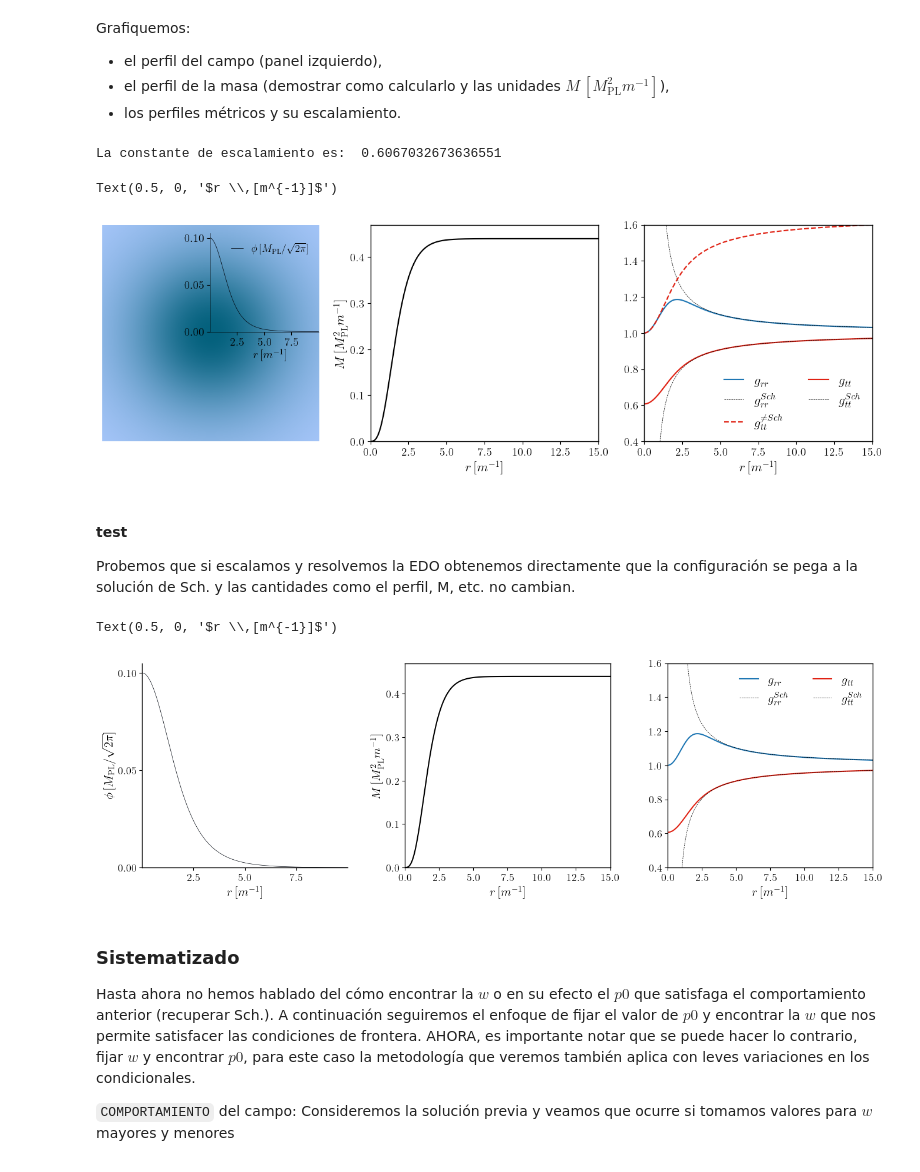
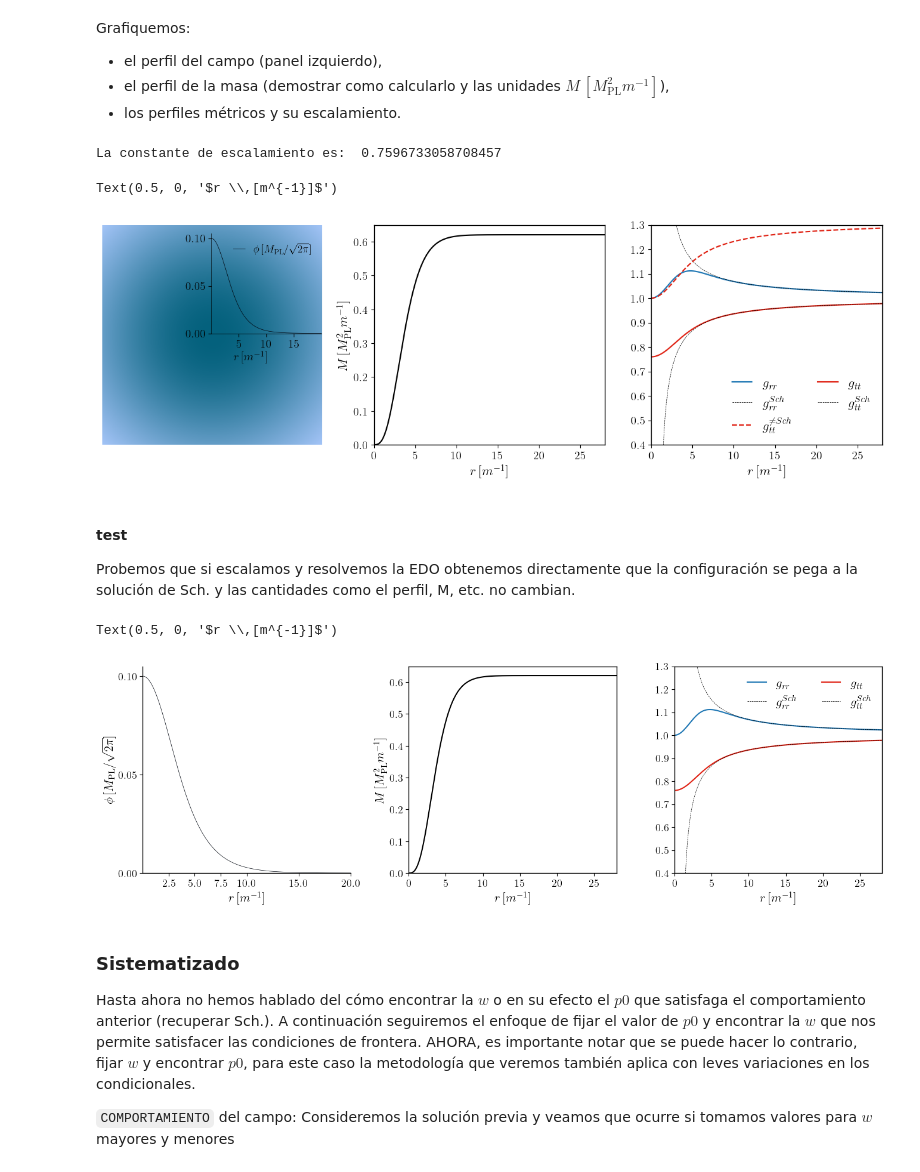
Before and after one commit to Mandy8808/GR_NS_BS, a Jupyter notebook: Jupyter_Notebook/BosonStars.ipynb, the cells around one changed output. Drawn from its saved outputs; the diff is of its cells as text; code cells hidden in the pictures.

```diff
--- a/Jupyter_Notebook/BosonStars.ipynb
+++ b/Jupyter_Notebook/BosonStars.ipynb
@@ -24,9 +24,9 @@ eu.plots.general()
 #?eds.systemBS
 # %%
 # [g, g', N, N', Phi, Phi'] -> [g0, g1, n0, n1, p0, p1]
-rmin, rmax = 0, 19
-w = 1.9173532
-arg = [w, 2*np.pi]
+rmin, rmax = 0, 28
+w = 1.1639281192959423
+arg = [w, 1]  # w, alphaB
 p0 = 0.1
 in0 = [1, 1, p0, 0]  # [g0, n0, Phi0, Phi'0]
 npt = 3800
@@ -36,7 +36,7 @@ xval, yval = eu.rk.RKMet(eds.systemBS, data, arg=arg, rk='rk5')
 
 # USANDO ALTERNATIVA DE scipy
 rspan = np.linspace(rmin, rmax, npt)
-arg = [w, 2*np.pi]
+arg = [w, 1] # w, alphaB
 met = 'RK45'
 Rtol = 1e-09
 Atol = 1e-10
@@ -79,9 +79,9 @@ ax0.spines[['top', 'right']].set_visible(False)
 ax0.spines[['left', 'bottom']].set_position(('data', 0))
 #ax0.spines['bottom'].set_bounds(low=0, high=12)
 
-ax0.set_xlim(0, 10)
+ax0.set_xlim(0, 20)
 ax0.set_ylim(0, p0+0.005)
-ax0.set_xticks([2.5, 5, 7.5])
+ax0.set_xticks([5, 10, 15, ])
 ax0.set_yticks([0, p0/2, p0])
 
 # añadiendo label
@@ -103,45 +103,45 @@ ax0.legend(loc='upper right',
 mas = lambda r, g: r*(1-1/g**2)/2  # probar ecuación e unidades
 ax[1].plot(xval, mas(xval, yval[:, 0]), c='k', lw=1.5, label=r'$M(r)$')
 
-ax[1].set_xlim(0, 15)
-ax[1].set_ylim(0, 0.47)
+ax[1].set_xlim(0, 28)
+ax[1].set_ylim(0, 0.65)
 
 ax[1].set_ylabel(r'$M\, [M_{\mathrm{PL}}^2 m^{-1}]$')
 ax[1].set_xlabel(r'$r \,[m^{-1}]$')
 
 ##########
 Nmax = yval[-1, 1]
 gmax = yval[-1, 0]
 c = eu.tools.escalamiento(Nmax, gmax)  # constante de escalamiento
 
 print('La constante de escalamiento es: ', c,  '\n')
 
 # Identificando el radio de Sch
 masa = mas(xval, yval[:, 0])[-1]  # masa (hablar de m99)
 rSch = 2*masa  # radio de Sch
 _, idx = eu.tools.find_nearest(xval, rSch)
 xvalSch = xval[idx:]
 
 # Sch g00 (recordar q N^2)
 g00Sc = lambda r, masa: np.sqrt(1-2*masa/r)
 
 ## g_{rr} = gg
 ax[2].plot(xval, yval[:, 0], lw=1.5, label=r'$g_{rr}$')
 ax[2].plot(xvalSch, 1/g00Sc(xvalSch, masa), c='k', ls='--', lw=0.5, label=r'$g^{Sch}_{rr}$')
 
 ## g_{tt} = NN
 ax[2].plot(xval, yval[:, 1], lw=1.5, c='#e02214', ls='--',label=r'$g^{\neq Sch}_{tt}$')
 ax[2].plot(xval, yval[:, 1]*c, lw=1.5, c='#e02214', label=r'$g_{tt}$')
 ax[2].plot(xvalSch, g00Sc(xvalSch, masa), c='k', ls='--', lw=0.5, label=r'$g^{Sch}_{tt}$')
 
-ax[2].set_ylim(0.4, 1.6)
-ax[2].set_xlim(0, 15)
+ax[2].set_ylim(0.4, 1.3)
+ax[2].set_xlim(0, 28)
 ax[2].legend(frameon=False, ncol=2)
 ax[2].set_xlabel(r'$r \,[m^{-1}]$')
 # %% [output]
-La constante de escalamiento es:  0.6067032673636551
+La constante de escalamiento es:  0.7596733058708457
 Text(0.5, 0, '$r \\,[m^{-1}]$')
-[figure, old version]
+[figure, new version]
 # %% [markdown]
 #### test
 
@@ -168,9 +168,9 @@ ax[0].spines[['top', 'right']].set_visible(False)
 ax[0].spines[['left', 'bottom']].set_position(('data', 0))
 #ax0.spines['bottom'].set_bounds(low=0, high=12)
 
-ax[0].set_xlim(0, 10)
+ax[0].set_xlim(0, 20)
 ax[0].set_ylim(0, p0+0.005)
-ax[0].set_xticks([2.5, 5, 7.5])
+ax[0].set_xticks([2.5, 5, 7.5, 10, 15, 20])
 ax[0].set_yticks([0, p0/2, p0])
 ax[0].set_xlabel(r'$r \,[m^{-1}]$')
 ax[0].set_ylabel(r'$\phi \, [M_{\mathrm{PL}}/\sqrt{2\pi}]$')
@@ -179,8 +179,8 @@ ax[0].set_ylabel(r'$\phi \, [M_{\mathrm{PL}}/\sqrt{2\pi}]$')
 mas = lambda r, g: r*(1-1/g**2)/2  # probar ecuación e unidades
 ax[1].plot(sol2.t, mas(sol2.t, sol2.y[0]), c='k', lw=1.5, label=r'$M(r)$')
 
-ax[1].set_xlim(0, 15)
-ax[1].set_ylim(0, 0.47)
+ax[1].set_xlim(0, 28)
+ax[1].set_ylim(0, 0.65)
 
 ax[1].set_ylabel(r'$M\, [M_{\mathrm{PL}}^2 m^{-1}]$')
 ax[1].set_xlabel(r'$r \,[m^{-1}]$')
@@ -203,13 +203,13 @@ ax[2].plot(xvalSch, 1/g00Sc(xvalSch, masa), c='k', ls='--', lw=0.5, label=r'$g^{
 ax[2].plot(sol2.t, sol2.y[1], lw=1.5, c='#e02214', label=r'$g_{tt}$')
 ax[2].plot(xvalSch, g00Sc(xvalSch, masa), c='k', ls='--', lw=0.5, label=r'$g^{Sch}_{tt}$')
 
-ax[2].set_ylim(0.4, 1.6)
-ax[2].set_xlim(0, 15)
+ax[2].set_ylim(0.4, 1.3)
+ax[2].set_xlim(0, 28)
 ax[2].legend(frameon=False, ncol=2)
 ax[2].set_xlabel(r'$r \,[m^{-1}]$')
 # %% [output]
 Text(0.5, 0, '$r \\,[m^{-1}]$')
-[figure, old version]
+[figure, new version]
 # %% [markdown]
 ### Sistematizado
 
```
Also changed, not shown: parts of 6 cells of this notebook, 4 other files.
